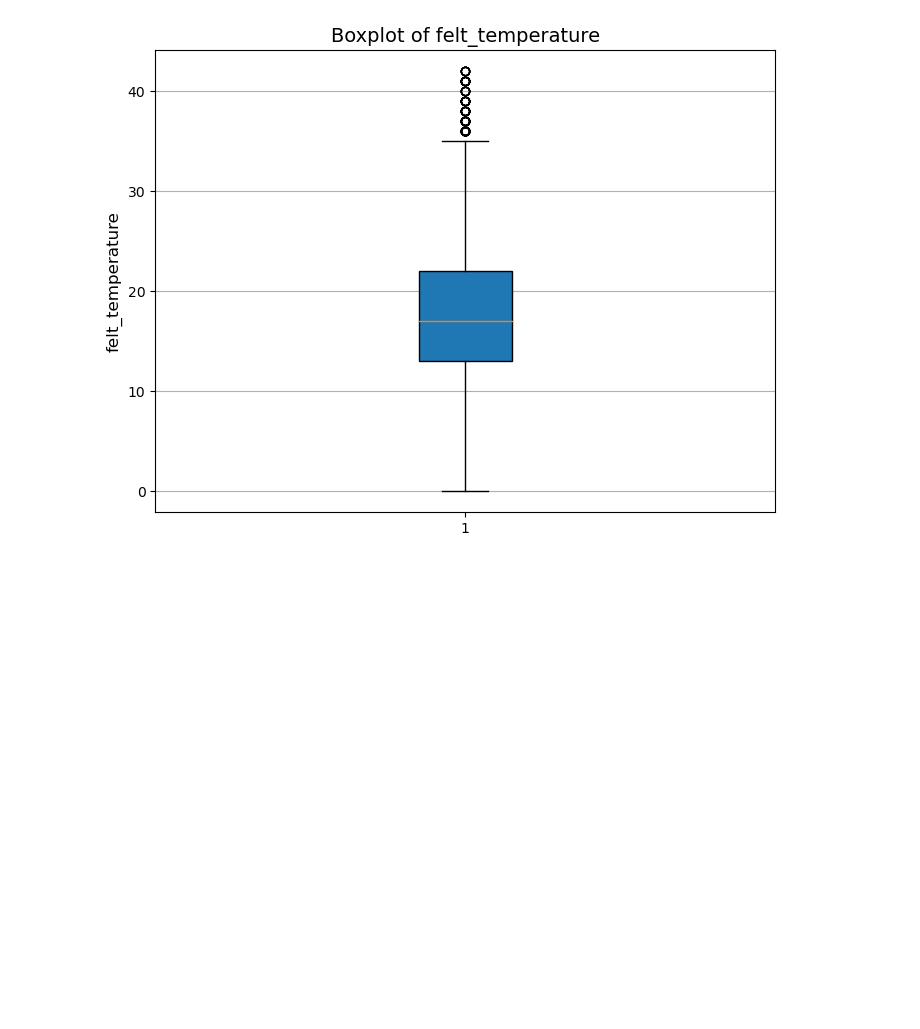
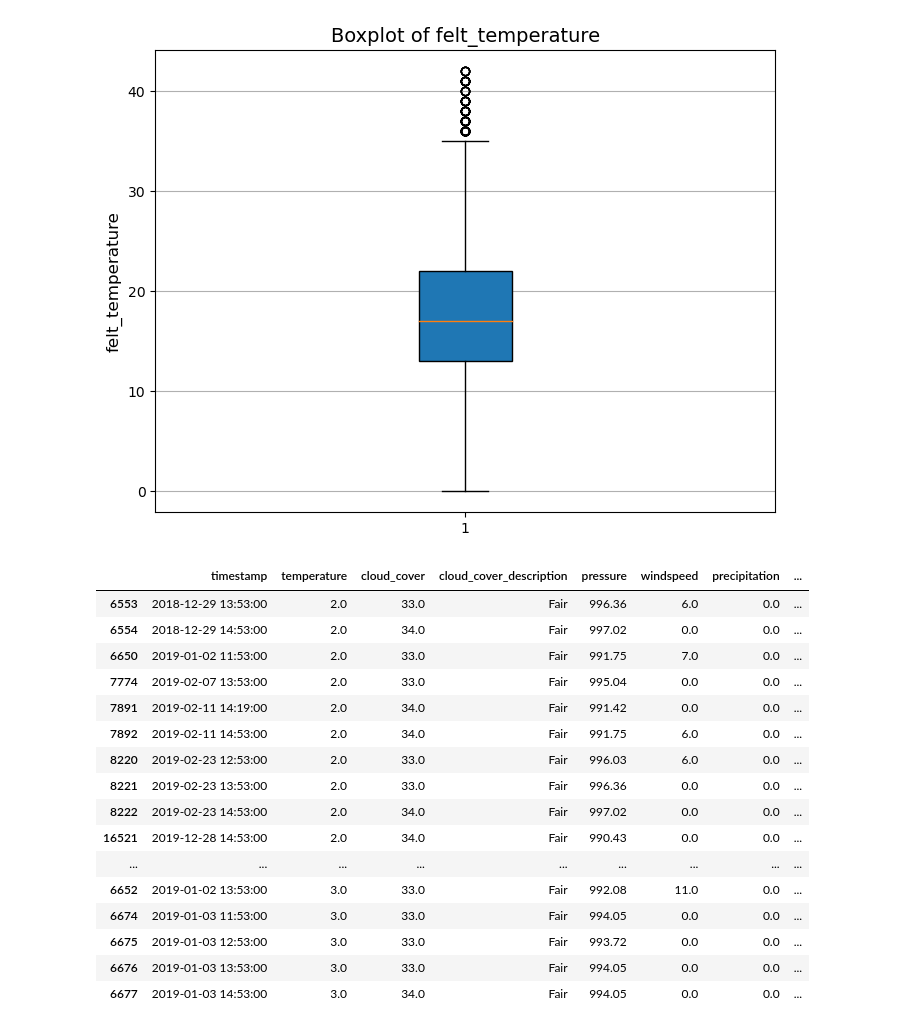
Before and after one commit to JanRkck/AA24, a Jupyter notebook: Data_Prep_Weather.ipynb, the cells around one changed output. Saved outputs shown, nothing was run; the diff lists cells and outputs as text; code cells hidden in the pictures; blank space fills up the shorter version.

```diff
--- a/Data_Prep_Weather.ipynb
+++ b/Data_Prep_Weather.ipynb
@@ -268,6 +295,9 @@ missing_pressure
 | 594 | 2018-05-17 11:53:00 | 13.0 | 33.0 | Fair | NaN | 0.0 | 0.0 | ... |
 | 595 | 2018-05-17 12:53:00 | 13.0 | 34.0 | Fair | NaN | 6.0 | 0.0 | ... |
 | 597 | 2018-05-17 13:53:00 | 13.0 | 34.0 | Fair | NaN | 6.0 | 0.0 | ... |
+# %%
+# Linear interpolation for pressure (dtype float)
+df_weather['pressure'] = df_weather['pressure'].interpolate(method='linear')
 # %% [markdown]
 ### Handle missing windspeed
 # %%
@@ -289,3 +319,6 @@ missing_windspeed
 | 25239 | 2020-11-25 00:53:00 | 17.0 | 33.0 | Fair | 988.45 | NaN | 0.0 | ... |
 | 25756 | 2020-12-15 19:53:00 | 19.0 | 34.0 | Fair | 993.72 | NaN | 0.0 | ... |
 81 rows × 8 columns
+# %%
+# Linear interpolation for windspeed (dtype float)
+df_weather['windspeed'] = df_weather['windspeed'].interpolate(method='linear')
@@ -379,0 +444,20 @@ Outliers in felt_temperature: 108
+# %%
+df_weather.nsmallest(20, 'temperature')
+# %% [output]
+|  | timestamp | temperature | cloud_cover | cloud_cover_description | pressure | windspeed | precipitation | ... |
+| 6553 | 2018-12-29 13:53:00 | 2.0 | 33.0 | Fair | 996.36 | 6.0 | 0.0 | ... |
+| 6554 | 2018-12-29 14:53:00 | 2.0 | 34.0 | Fair | 997.02 | 0.0 | 0.0 | ... |
+| 6650 | 2019-01-02 11:53:00 | 2.0 | 33.0 | Fair | 991.75 | 7.0 | 0.0 | ... |
+| 7774 | 2019-02-07 13:53:00 | 2.0 | 33.0 | Fair | 995.04 | 0.0 | 0.0 | ... |
+| 7891 | 2019-02-11 14:19:00 | 2.0 | 34.0 | Fair | 991.42 | 0.0 | 0.0 | ... |
+| 7892 | 2019-02-11 14:53:00 | 2.0 | 34.0 | Fair | 991.75 | 6.0 | 0.0 | ... |
+| 8220 | 2019-02-23 12:53:00 | 2.0 | 33.0 | Fair | 996.03 | 6.0 | 0.0 | ... |
+| 8221 | 2019-02-23 13:53:00 | 2.0 | 33.0 | Fair | 996.36 | 0.0 | 0.0 | ... |
+| 8222 | 2019-02-23 14:53:00 | 2.0 | 34.0 | Fair | 997.02 | 0.0 | 0.0 | ... |
+| 16521 | 2019-12-28 14:53:00 | 2.0 | 34.0 | Fair | 990.43 | 0.0 | 0.0 | ... |
+| ... | ... | ... | ... | ... | ... | ... | ... | ... |
+| 6652 | 2019-01-02 13:53:00 | 3.0 | 33.0 | Fair | 992.08 | 11.0 | 0.0 | ... |
+| 6674 | 2019-01-03 11:53:00 | 3.0 | 33.0 | Fair | 994.05 | 0.0 | 0.0 | ... |
+| 6675 | 2019-01-03 12:53:00 | 3.0 | 33.0 | Fair | 993.72 | 0.0 | 0.0 | ... |
+| 6676 | 2019-01-03 13:53:00 | 3.0 | 33.0 | Fair | 994.05 | 0.0 | 0.0 | ... |
+| 6677 | 2019-01-03 14:53:00 | 3.0 | 34.0 | Fair | 994.05 | 0.0 | 0.0 | ... |
```
Also changed, not shown: parts of 14 cells of this notebook.
